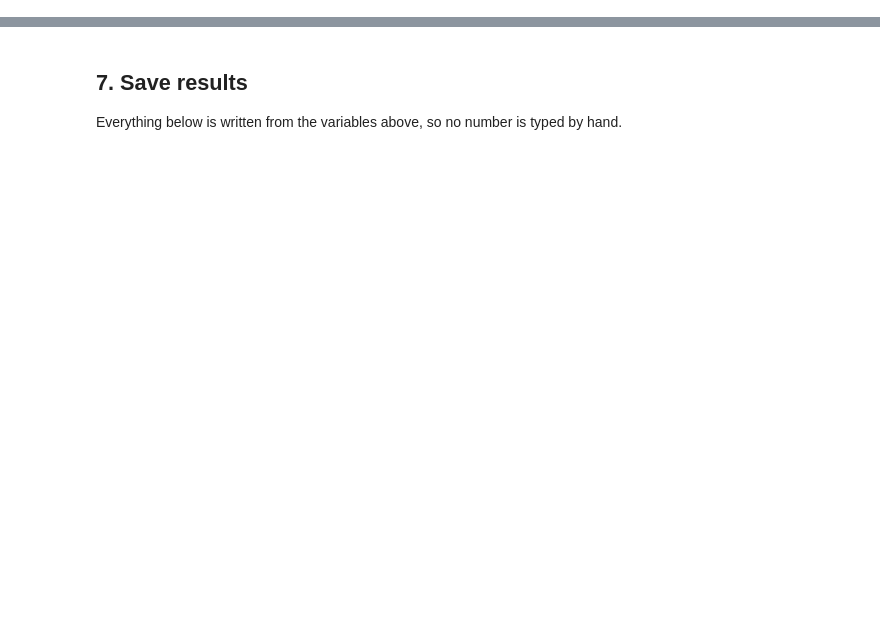
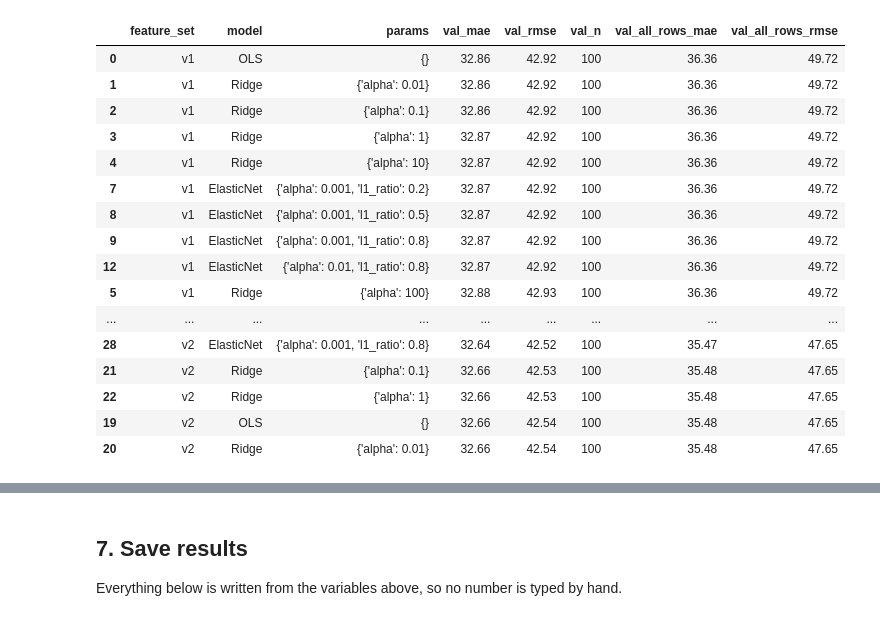
Before and after one commit to Srijan76-code/aml_rul_project, a Jupyter notebook: notebooks/03_linear_baseline.ipynb, the cells around one changed output, grey strips where cells are left out. Drawn from its saved outputs; the diff is of its cells as text; code cells hidden in the pictures; blank space fills up the shorter version.

```diff
--- a/notebooks/03_linear_baseline.ipynb
+++ b/notebooks/03_linear_baseline.ipynb
@@ -344,0 +98,61 @@ test_scores
+# %%
+RIDGE_ALPHAS = [0.01, 0.1, 1, 10, 100, 1000]
+ELASTIC_NET_ALPHAS = [0.001, 0.01, 0.1, 1]
+ELASTIC_NET_L1_RATIOS = [0.2, 0.5, 0.8]
+
+candidates = [("OLS", {}, LinearRegression())]
+candidates += [("Ridge", {"alpha": a}, Ridge(alpha=a)) for a in RIDGE_ALPHAS]
+candidates += [
+    ("ElasticNet", {"alpha": a, "l1_ratio": r}, ElasticNet(alpha=a, l1_ratio=r, max_iter=50_000))
+    for a in ELASTIC_NET_ALPHAS
+    for r in ELASTIC_NET_L1_RATIOS
+]
+
+
+def fit_on_train_engines(model, features):
+    """Scaler + a fresh copy of the model, fitted on the 80 training engines only."""
+    return make_pipeline(StandardScaler(), clone(model)).fit(train_df[features], train_df["rul"])
+
+
+def params_key(params):
+    return tuple(sorted(params.items()))
+
+
+rows, fitted = [], {}
+for feature_set, features in FEATURE_SETS.items():
+    for name, params, model in candidates:
+        pipeline = fit_on_train_engines(model, features)
+        cutoff = score_predictions(val_points["rul"], pipeline.predict(val_points[features]))
+        all_rows = score_predictions(val_df["rul"], pipeline.predict(val_df[features]))
+        fitted[(feature_set, name, params_key(params))] = pipeline
+        rows.append({
+            "feature_set": feature_set,
+            "model": name,
+            "params": params,
+            "val_mae": cutoff["mae"],
+            "val_rmse": cutoff["rmse"],
+            "val_n": cutoff["n"],
+            "val_all_rows_mae": all_rows["mae"],
+            "val_all_rows_rmse": all_rows["rmse"],
+        })
+
+grid = pd.DataFrame(rows)
+grid.round(2).sort_values(["feature_set", "val_rmse"])
+# %% [output]
+|  | feature_set | model | params | val_mae | val_rmse | val_n | val_all_rows_mae | val_all_rows_rmse |
+| 0 | v1 | OLS | {} | 32.86 | 42.92 | 100 | 36.36 | 49.72 |
+| 1 | v1 | Ridge | {'alpha': 0.01} | 32.86 | 42.92 | 100 | 36.36 | 49.72 |
+| 2 | v1 | Ridge | {'alpha': 0.1} | 32.86 | 42.92 | 100 | 36.36 | 49.72 |
+| 3 | v1 | Ridge | {'alpha': 1} | 32.87 | 42.92 | 100 | 36.36 | 49.72 |
+| 4 | v1 | Ridge | {'alpha': 10} | 32.87 | 42.92 | 100 | 36.36 | 49.72 |
+| 7 | v1 | ElasticNet | {'alpha': 0.001, 'l1_ratio': 0.2} | 32.87 | 42.92 | 100 | 36.36 | 49.72 |
+| 8 | v1 | ElasticNet | {'alpha': 0.001, 'l1_ratio': 0.5} | 32.87 | 42.92 | 100 | 36.36 | 49.72 |
+| 9 | v1 | ElasticNet | {'alpha': 0.001, 'l1_ratio': 0.8} | 32.87 | 42.92 | 100 | 36.36 | 49.72 |
+| 12 | v1 | ElasticNet | {'alpha': 0.01, 'l1_ratio': 0.8} | 32.87 | 42.92 | 100 | 36.36 | 49.72 |
+| 5 | v1 | Ridge | {'alpha': 100} | 32.88 | 42.93 | 100 | 36.36 | 49.72 |
+| ... | ... | ... | ... | ... | ... | ... | ... | ... |
+| 28 | v2 | ElasticNet | {'alpha': 0.001, 'l1_ratio': 0.8} | 32.64 | 42.52 | 100 | 35.47 | 47.65 |
+| 21 | v2 | Ridge | {'alpha': 0.1} | 32.66 | 42.53 | 100 | 35.48 | 47.65 |
+| 22 | v2 | Ridge | {'alpha': 1} | 32.66 | 42.53 | 100 | 35.48 | 47.65 |
+| 19 | v2 | OLS | {} | 32.66 | 42.54 | 100 | 35.48 | 47.65 |
+| 20 | v2 | Ridge | {'alpha': 0.01} | 32.66 | 42.54 | 100 | 35.48 | 47.65 |
```
Also changed, not shown: parts of 46 cells of this notebook, 10 other files.
